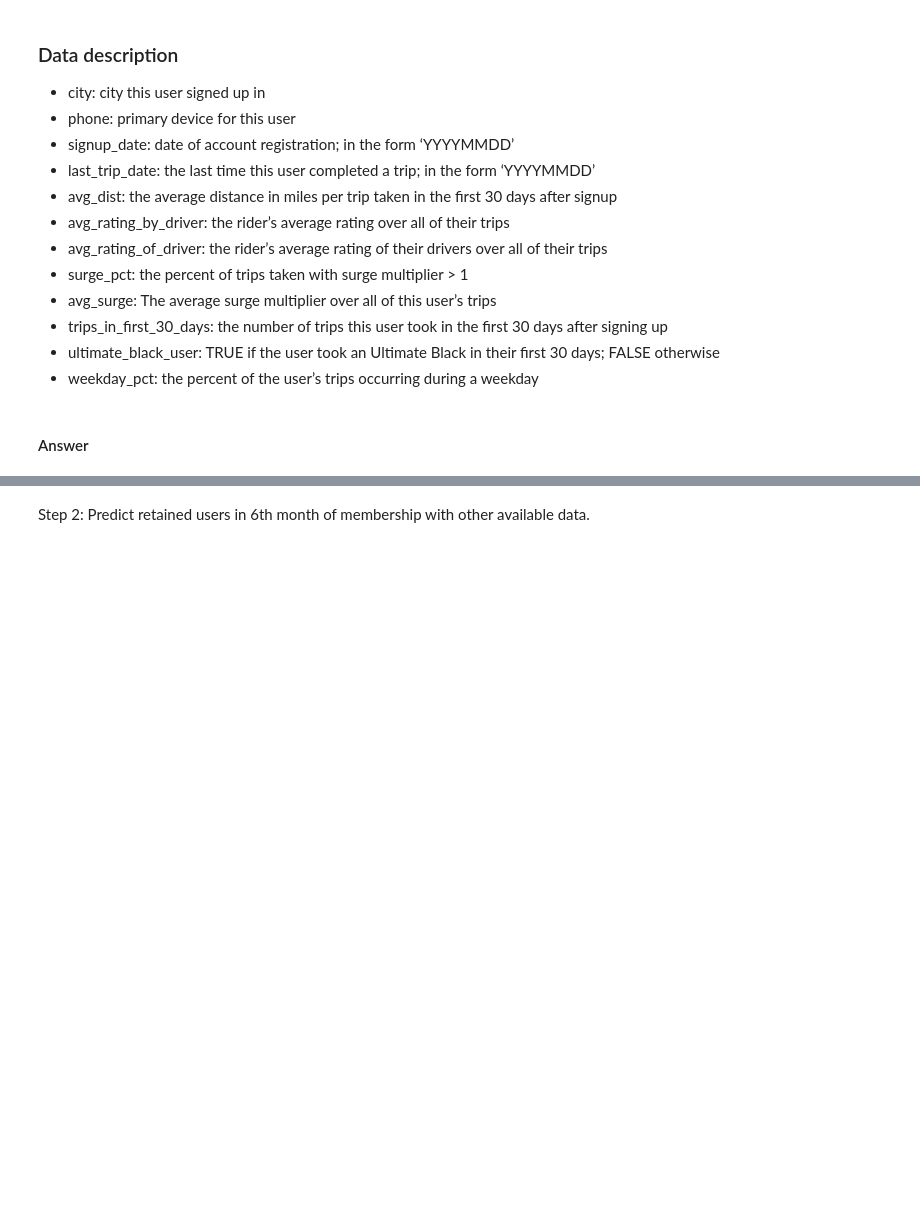
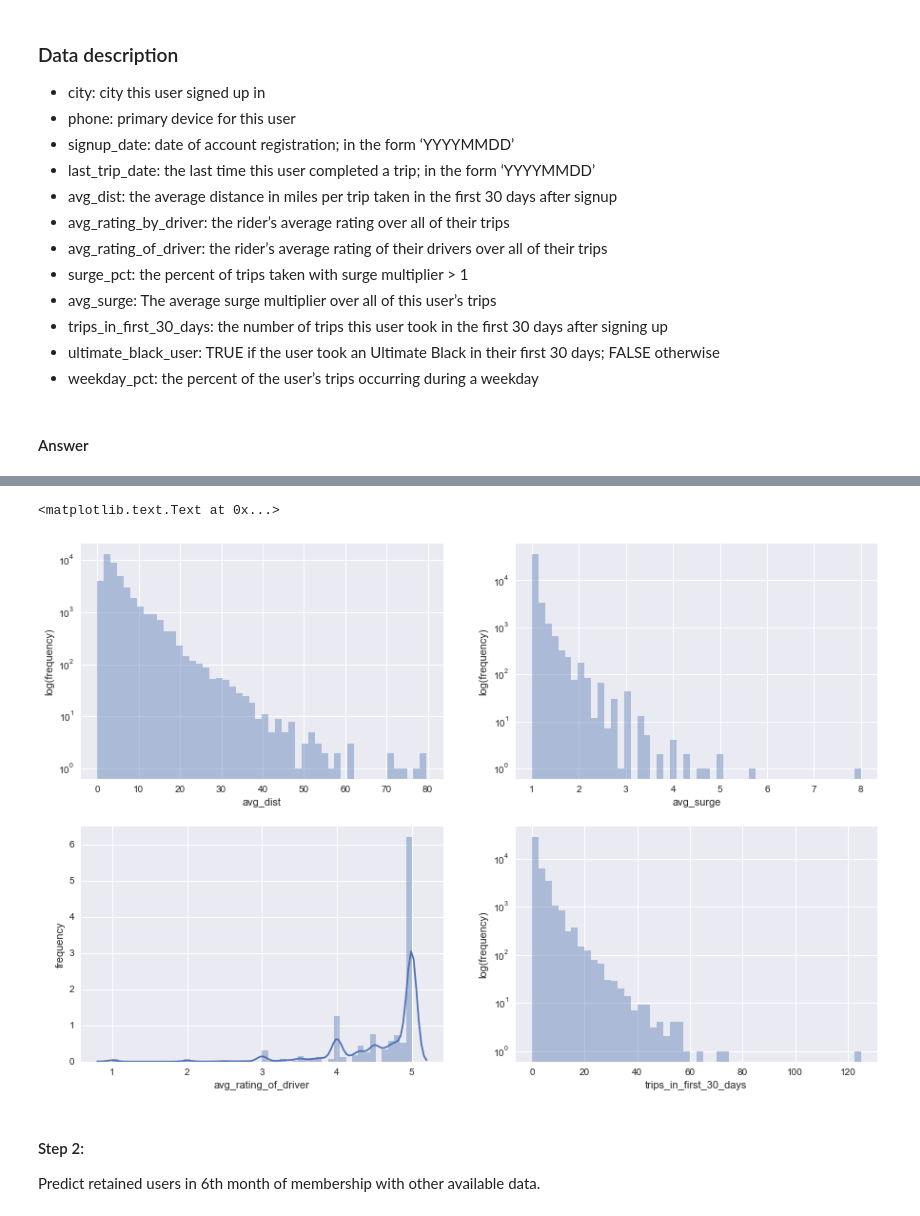
Before and after one commit to mskaerthomason/Springboard-Projects, a Jupyter notebook: ultimate_challenge/ultimate_challenge/Ultimate_takehome.ipynb, the cells around one changed output, grey strips where cells are left out. Drawn from its saved outputs; the diff is of its cells as text; code cells hidden in the pictures; blank space fills up the shorter version.

```diff
--- a/ultimate_challenge/ultimate_challenge/Ultimate_takehome.ipynb
+++ b/ultimate_challenge/ultimate_challenge/Ultimate_takehome.ipynb
@@ -128,0 +141,3 @@ dataset when you have finished with the challenge.
+# %%
+from pandas.io.json import json_normalize
+ultimate = json_normalize(json_data_ult)
@@ -130,0 +170,4 @@ Step 1: Find retained users:  took a trip in the preceding 30 days from last tim
+# %%
+ultimate['active'] = ultimate['last_trip_date'].apply(lambda a:'2014-06-01' < a <= '2014-07-01')
+ultimate['active'] = ultimate['active'] * 1
+ultimate.head()
@@ -130,0 +208,4 @@ Step 1: Find retained users:  took a trip in the preceding 30 days from last tim
+# %%
+ultimate.ultimate_black_user = ultimate.ultimate_black_user *1
+# %%
+ultimate = ultimate.dropna()
@@ -131,2 +233,23 @@ Step 1: Find retained users:  took a trip in the preceding 30 days from last tim
+# %%
+fig, ax=plt.subplots(2,2)
+fig.set_size_inches(15,10)
+
+sns.distplot(ultimate.avg_dist, ax=ax[0,0], kde=False)
+sns.distplot(ultimate.avg_surge, ax=ax[0,1], kde=False)
+sns.distplot(ultimate.avg_rating_of_driver, ax=ax[1,0])
+sns.distplot(ultimate.trips_in_first_30_days, ax=ax[1,1], kde=False)
+
+ax[0,0].set_yscale('log')
+ax[0,1].set_yscale('log')
+ax[1,1].set_yscale('log')
+
+ax[0,0].set_ylabel('log(frequency)')
+ax[0,1].set_ylabel('log(frequency)')
+ax[1,0].set_ylabel('frequency')
+ax[1,1].set_ylabel('log(frequency)')
+# %% [output]
+<matplotlib.text.Text at 0x...>
+[figure, added]
 # %% [markdown]
-Step 2: Predict retained users in 6th month of membership with other available data.
+#### Step 2:
+Predict retained users in 6th month of membership with other available data.
```
Also changed, not shown: parts of 14 cells of this notebook.
